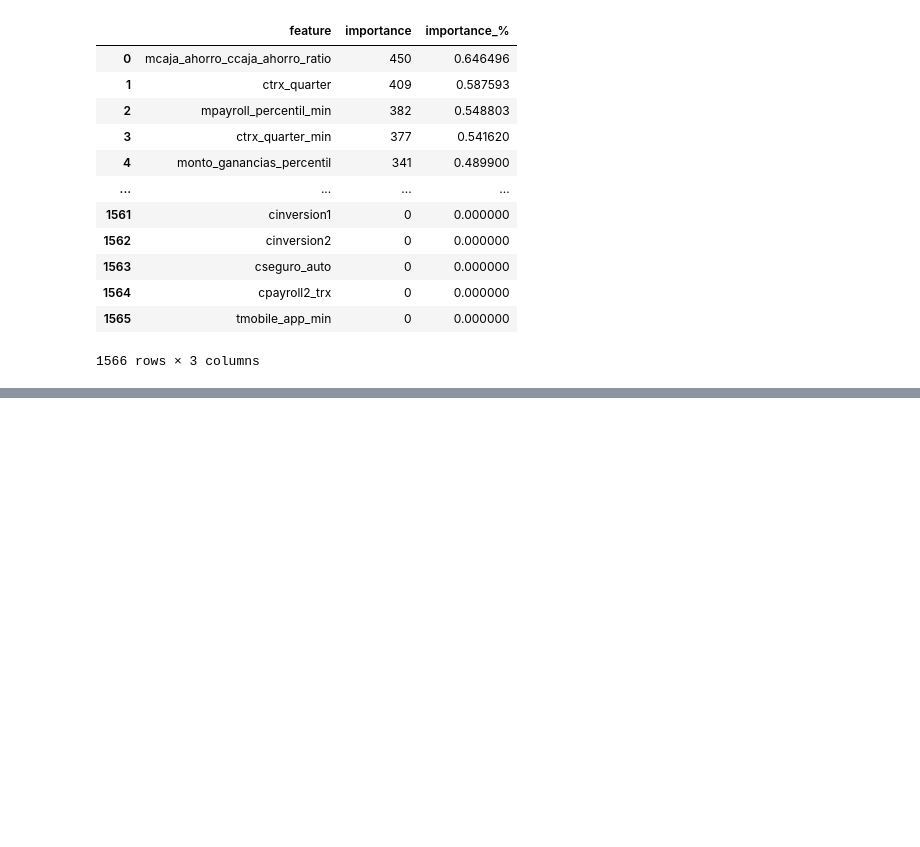
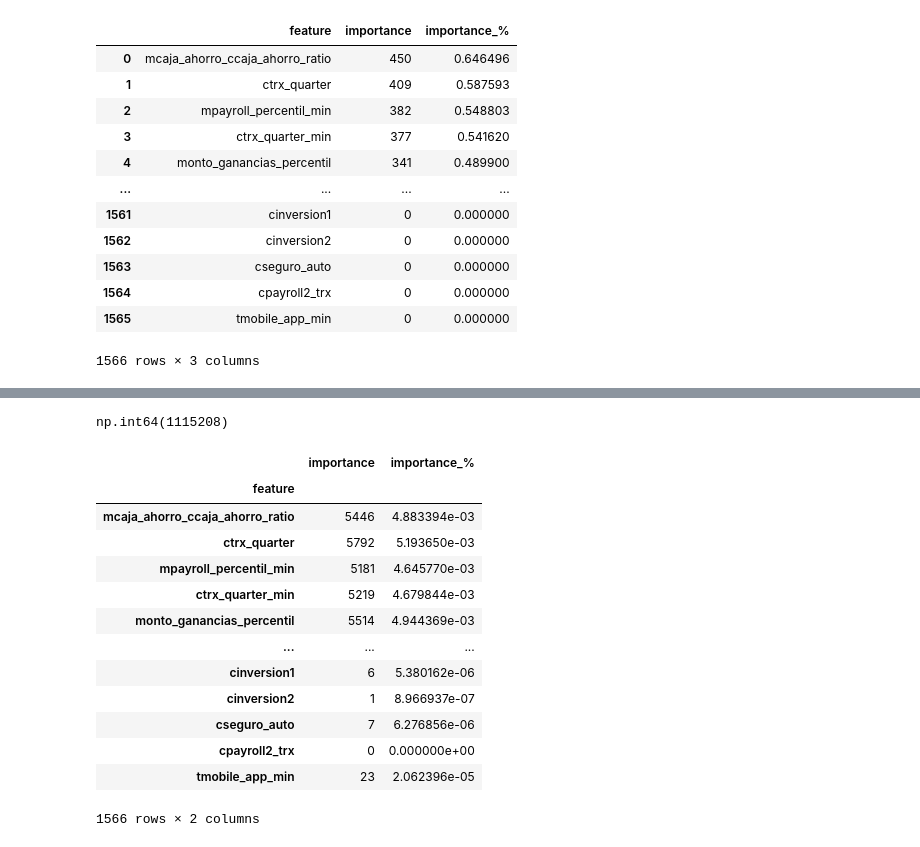
Before and after one commit to CLCHRISLOMBARDO/churn-prediction-bank, a Jupyter notebook: test.ipynb, the cells around one changed output, grey strips where cells are left out. Cells and saved outputs as stored; diff of their text form; code cells hidden in the pictures; blank space fills up the shorter version.

```diff
--- a/test.ipynb
+++ b/test.ipynb
@@ -509,0 +553,3 @@ for s in SEMILLAS:
+# %%
+df_feat_imp=df.set_index("feature").sum(axis=1).to_frame(name="importance")
+df_feat_imp
@@ -509,0 +571,24 @@ for s in SEMILLAS:
+# %%
+importancia_total=df_feat_imp["importance"].sum()
+df_feat_imp["importance_%"] = df_feat_imp["importance"].apply(lambda row : row/importancia_total)
+# %%
+importancia_total
+# %% [output]
+np.int64(1115208)
+# %%
+df_feat_imp
+# %% [output]
+|  | importance | importance_% |
+| feature |  |  |
+| mcaja_ahorro_ccaja_ahorro_ratio | 5446 | 4.883394e-03 |
+| ctrx_quarter | 5792 | 5.193650e-03 |
+| mpayroll_percentil_min | 5181 | 4.645770e-03 |
+| ctrx_quarter_min | 5219 | 4.679844e-03 |
+| monto_ganancias_percentil | 5514 | 4.944369e-03 |
+| ... | ... | ... |
+| cinversion1 | 6 | 5.380162e-06 |
+| cinversion2 | 1 | 8.966937e-07 |
+| cseguro_auto | 7 | 6.276856e-06 |
+| cpayroll2_trx | 0 | 0.000000e+00 |
+| tmobile_app_min | 23 | 2.062396e-05 |
+1566 rows × 2 columns
```
Also changed, not shown: parts of 6 cells of this notebook, 1 other file.
